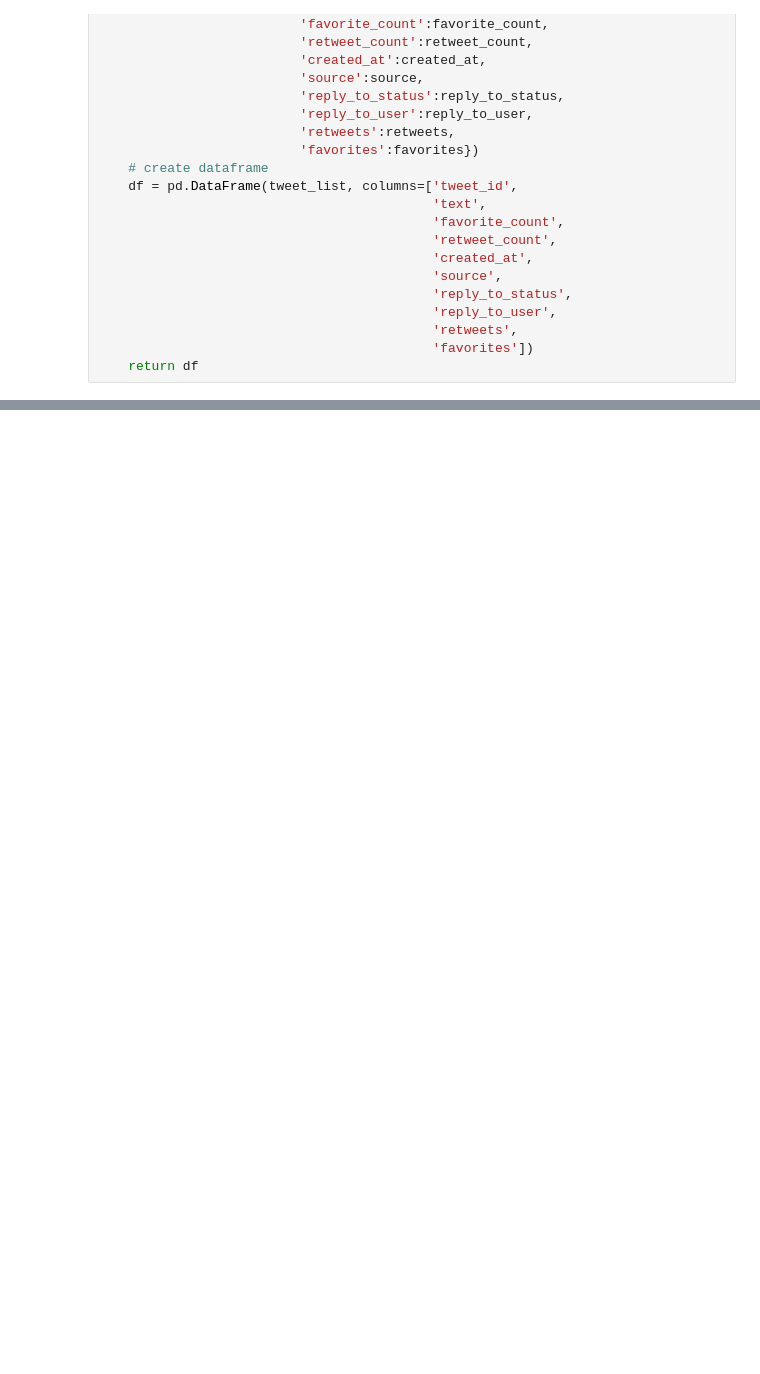
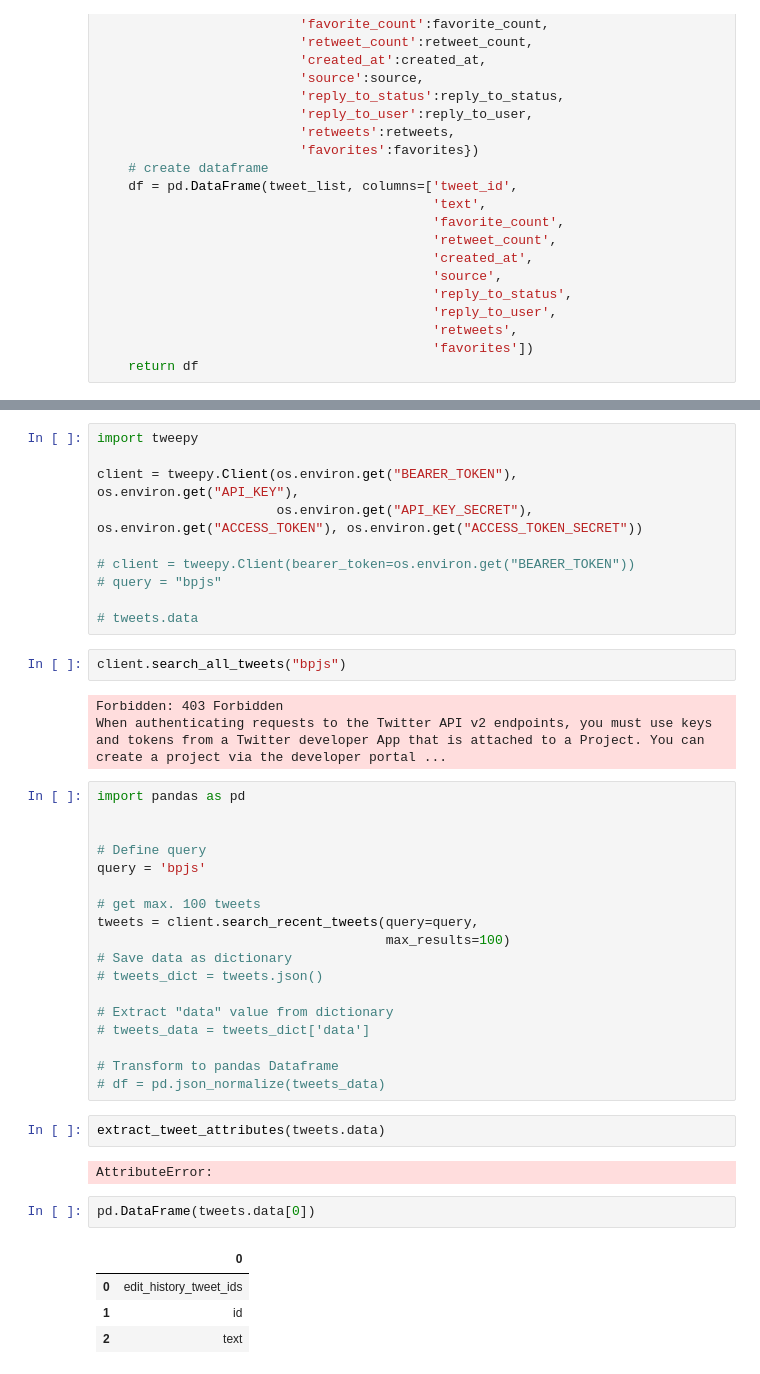
Before and after one commit to zulkarnen-force/twitter-scrawling, a Jupyter notebook: main.ipynb, the cells around one changed output, grey strips where cells are left out. Saved outputs shown, nothing was run; the diff lists cells and outputs as text; blank space fills up the shorter version.

```diff
--- a/main.ipynb
+++ b/main.ipynb
@@ -163,0 +132,44 @@ print(a)
+# %%
+import tweepy
+
+client = tweepy.Client(os.environ.get("BEARER_TOKEN"), os.environ.get("API_KEY"),
+                       os.environ.get("API_KEY_SECRET"), os.environ.get("ACCESS_TOKEN"), os.environ.get("ACCESS_TOKEN_SECRET"))
+
+# client = tweepy.Client(bearer_token=os.environ.get("BEARER_TOKEN"))
+# query = "bpjs"
+
+# tweets.data
+# %%
+client.search_all_tweets("bpjs")
+# %% [output]
+Forbidden: 403 Forbidden
+When authenticating requests to the Twitter API v2 endpoints, you must use keys and tokens from a Twitter developer App that is attached to a Project. You can create a project via the developer portal ...
+# %%
+import pandas as pd
+
+
+# Define query
+query = 'bpjs'
+
+# get max. 100 tweets
+tweets = client.search_recent_tweets(query=query,
+                                     max_results=100)
+# Save data as dictionary
+# tweets_dict = tweets.json()
+
+# Extract "data" value from dictionary
+# tweets_data = tweets_dict['data']
+
+# Transform to pandas Dataframe
+# df = pd.json_normalize(tweets_data)
+# %%
+extract_tweet_attributes(tweets.data)
+# %% [output]
+AttributeError:
+# %%
+pd.DataFrame(tweets.data[0])
+# %% [output]
+|  | 0 |
+| 0 | edit_history_tweet_ids |
+| 1 | id |
+| 2 | text |
```
Also changed, not shown: parts of 9 cells of this notebook, 18 other files.
